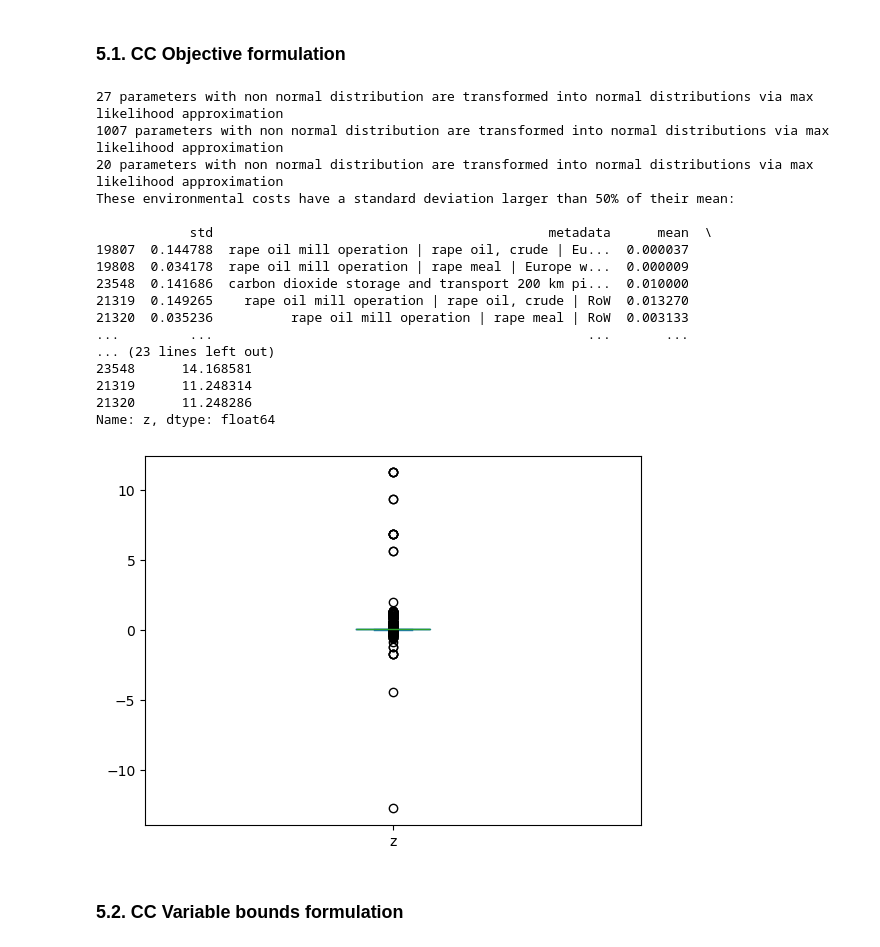
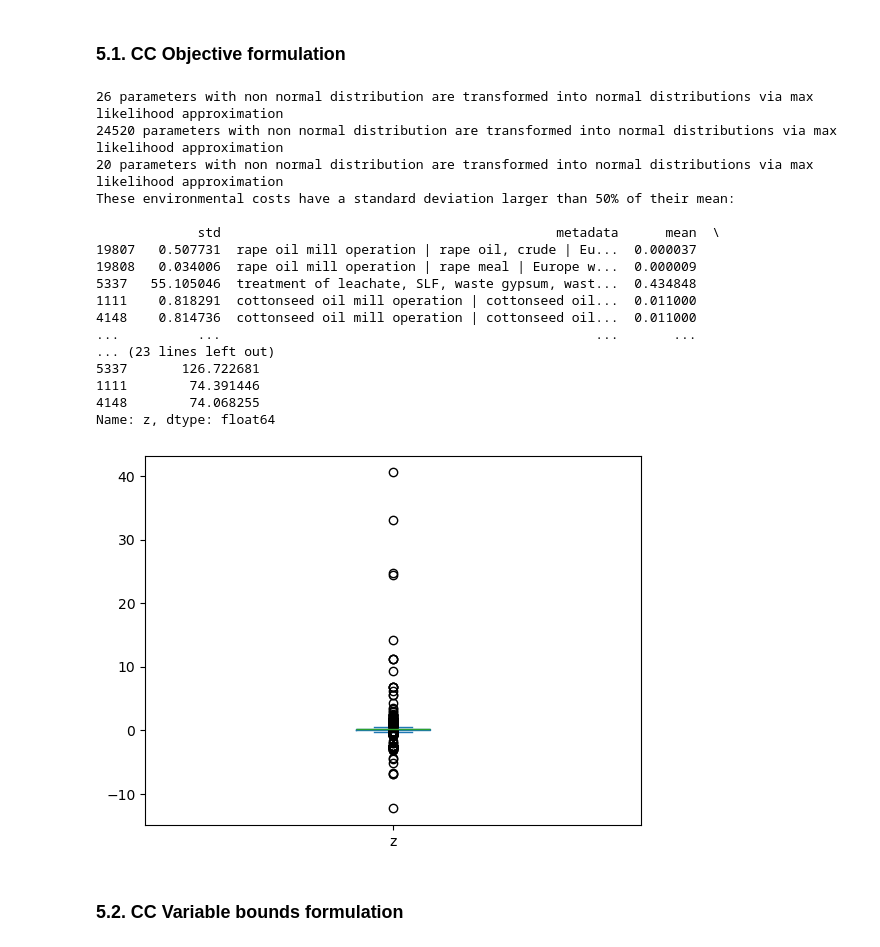
Before and after one commit to flechtenberg/pulpo, a Jupyter notebook: develop_tests/stats_notebook.ipynb, the cells around one changed output. Cells and saved outputs as stored; diff of their text form; code cells hidden in the pictures.

```diff
--- a/develop_tests/stats_notebook.ipynb
+++ b/develop_tests/stats_notebook.ipynb
@@ -123,5 +123,6 @@ paramfilter.plot_top_processes(characterized_inventory, top_amount=19)
 Filtering out the inventoryflows $B_{i,j}$ that have a neglectable impact
 # %%
 cutoff = 0.000019 # ATTN: Change to 0. to include all parameters, this is needed to include the CCS biosphere flows else they are filtered out
+cutoff = 0.
 filtered_inventory_indcs = paramfilter.filter_inventoryflows(characterized_inventory, lca_score, cutoff)
 # %% [output]
@@ -423,29 +429,30 @@ The chance constraints can only be applied if the corresponding parameters have
 # %%
 cc_Obj_formulation = pulpostats.CCFormulationObjL1(
     unc_metadata=unc_metadata,
     pulpo_worker=case_study.pulpo_worker,
     method=case_study.method,
-    choices=case_study.choices
+    choices=case_study.choices,
+    sample_size_normal_fit=10000
 )
 # %% [output]
-27 parameters with non normal distribution are transformed into normal distributions via max likelihood approximation
-1007 parameters with non normal distribution are transformed into normal distributions via max likelihood approximation
+26 parameters with non normal distribution are transformed into normal distributions via max likelihood approximation
+24520 parameters with non normal distribution are transformed into normal distributions via max likelihood approximation
 20 parameters with non normal distribution are transformed into normal distributions via max likelihood approximation
 These environmental costs have a standard deviation larger than 50% of their mean:
 
-            std                                           metadata      mean  \
-19807  0.144788  rape oil mill operation | rape oil, crude | Eu...  0.000037
-19808  0.034178  rape oil mill operation | rape meal | Europe w...  0.000009
-23548  0.141686  carbon dioxide storage and transport 200 km pi...  0.010000
-21319  0.149265    rape oil mill operation | rape oil, crude | RoW  0.013270
-21320  0.035236          rape oil mill operation | rape meal | RoW  0.003133
-...         ...                                                ...       ...
+             std                                           metadata      mean  \
+19807   0.507731  rape oil mill operation | rape oil, crude | Eu...  0.000037
+19808   0.034006  rape oil mill operation | rape meal | Europe w...  0.000009
+5337   55.105046  treatment of leachate, SLF, waste gypsum, wast...  0.434848
+1111    0.818291  cottonseed oil mill operation | cottonseed oil...  0.011000
+4148    0.814736  cottonseed oil mill operation | cottonseed oil...  0.011000
+...          ...                                                ...       ...
 ... (23 lines left out)
-23548      14.168581
-21319      11.248314
-21320      11.248286
+5337       126.722681
+1111        74.391446
+4148        74.068255
 Name: z, dtype: float64
-[figure, old version]
+[figure, new version]
 # %% [markdown]
 ### 5.2. CC Variable bounds formulation
 # %%
```
Also changed, not shown: parts of 17 cells of this notebook.
